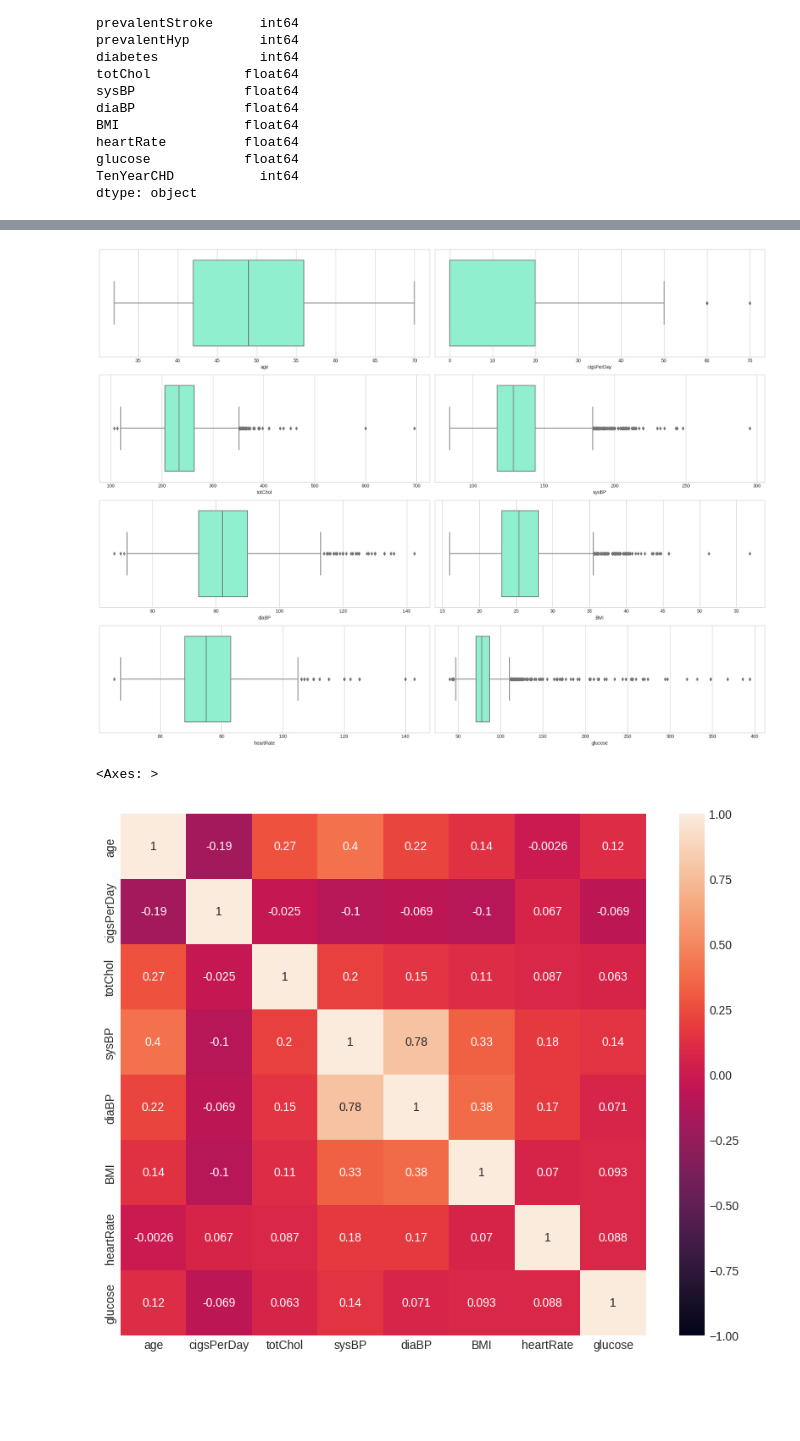
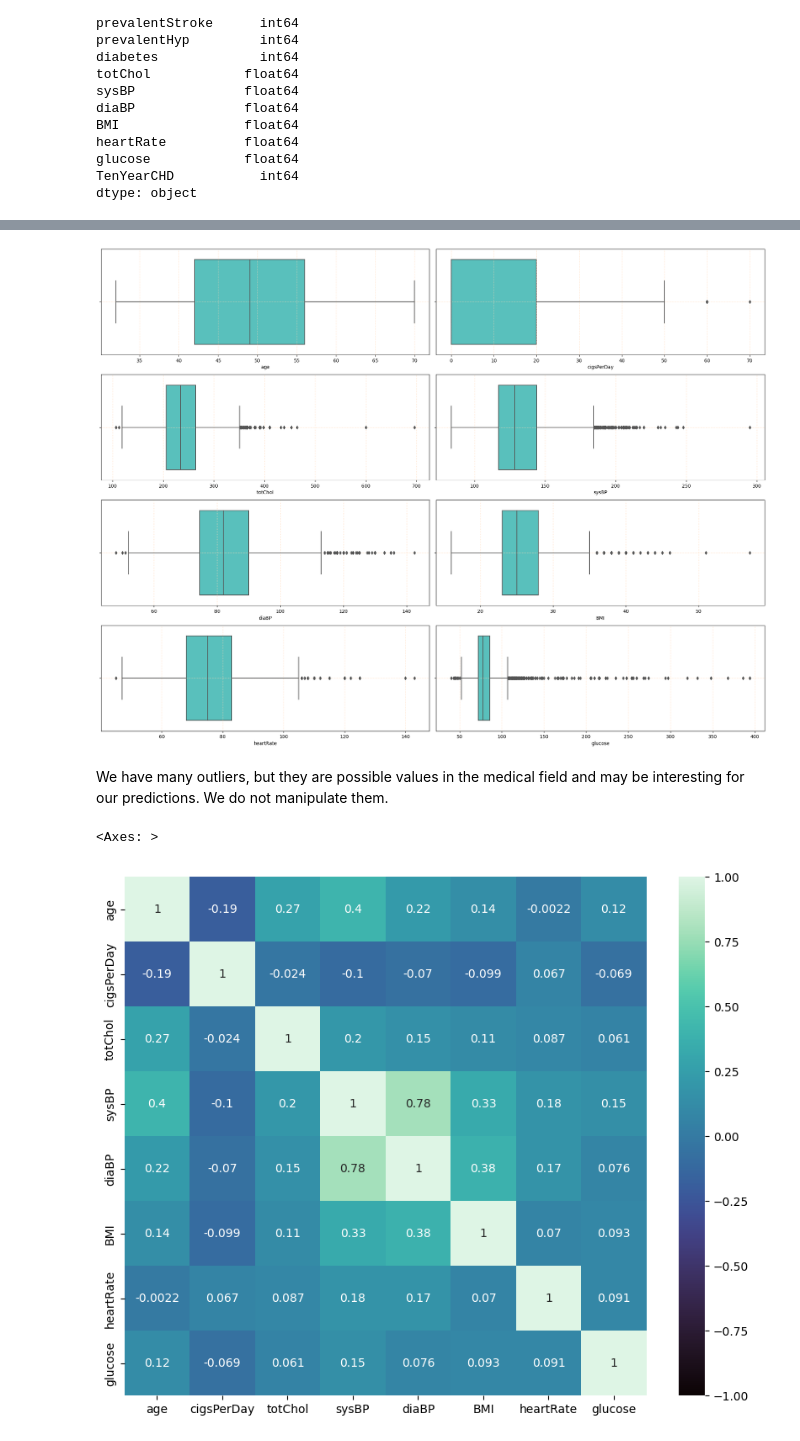
Before and after one commit to NataliaBarquin/Cardiovascular_risk_prediction, a Jupyter notebook: notebooks/EDA_Transform.ipynb, the cells around one changed output, grey strips where cells are left out. Cells and saved outputs as stored; diff of their text form; code cells hidden in the pictures; blank space fills up the shorter version.

```diff
--- a/notebooks/EDA_Transform.ipynb
+++ b/notebooks/EDA_Transform.ipynb
@@ -50,7 +46,7 @@ def change_to_number(text):
     if text == 'M' or text == 'NO':
         return 0
     else:
-        return nan
+        return np.nan
 # %%
 df['sex'] = df['sex'].apply(change_to_number)
 df['is_smoking'] = df['is_smoking'].apply(change_to_number)
@@ -87,0 +153,17 @@ dtype: object
+# %%
+def find_and_clean_null_values(dataframe):
+
+    """Apply the KNN IMPUTER method and round the result for non-decimal values.
+    Args:
+        dataframe: dataframe for null value imputation.
+    Returns:
+        dataframe: dataframe whitout missing values.
+    """
+
+    columns_with_nulls = find_columns_with_nulls(dataframe)
+    dataframe_result = knn_imputer(dataframe)
+    dataframe_result[columns_with_nulls] = dataframe[columns_with_nulls].round()
+
+    return dataframe_result
+# %%
+df = find_and_clean_null_values(df)
@@ -140,8 +198,0 @@ df.stb.missing()
-# %%
-# We have some missing values, we are going to impute them.
-# In the case of categorical variables, we replace them with the mode.
-
-impute_cat_list = ['education', 'BPMeds', 'heartRate']
-
-for col in impute_cat_list:
-    df[col].replace(np.nan, df[col].mode()[0], inplace = True)
@@ -186,20 +365,29 @@ for col in df_cat:
 # %%
+# We visually explore numerical variables: median, percentiles, outliers...
+
 fig, axes = plt.subplots(4, 2, figsize=(20,15))
 axes = axes.flat
 
 for indice, columna in enumerate(df_num.columns):
-        sns.boxplot(x = df_num[columna],
-            data = df, ax=axes[indice],
-            color = "aquamarine");
+    sns.boxplot(x = df_num[columna],
+        data = df, ax=axes[indice],
+        color = 'mediumturquoise'),
+    axes[indice].grid(color= 'peachpuff', linestyle= 'dotted', linewidth = 1)
+
 plt.tight_layout()
 plt.show();
 # %% [output]
-[figure, old version]
+[figure, new version]
+# %% [markdown]
+We have many outliers, but they are possible values in the medical field and may be interesting for our predictions. We do not manipulate them.
 # %%
+# We investigate the correlation among numerical categories.
+
 sns.heatmap(df_num.corr(),
             annot = True,
             vmin = -1,
+            cmap = 'mako',
             vmax = 1)
 # %% [output]
 <Axes: >
-[figure, old version]
+[figure, new version]
```
Also changed, not shown: parts of 33 cells of this notebook, 14 other files.
